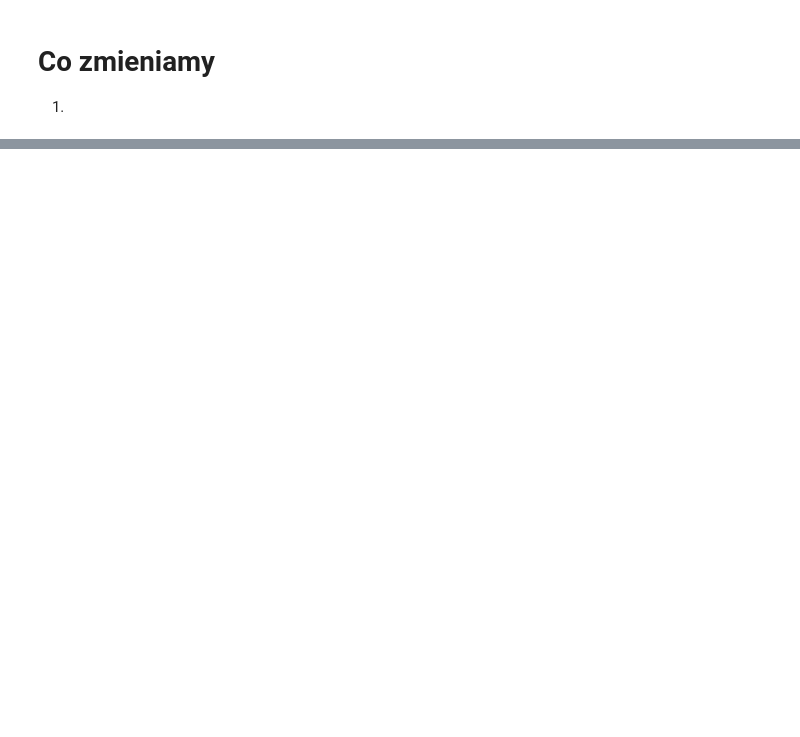
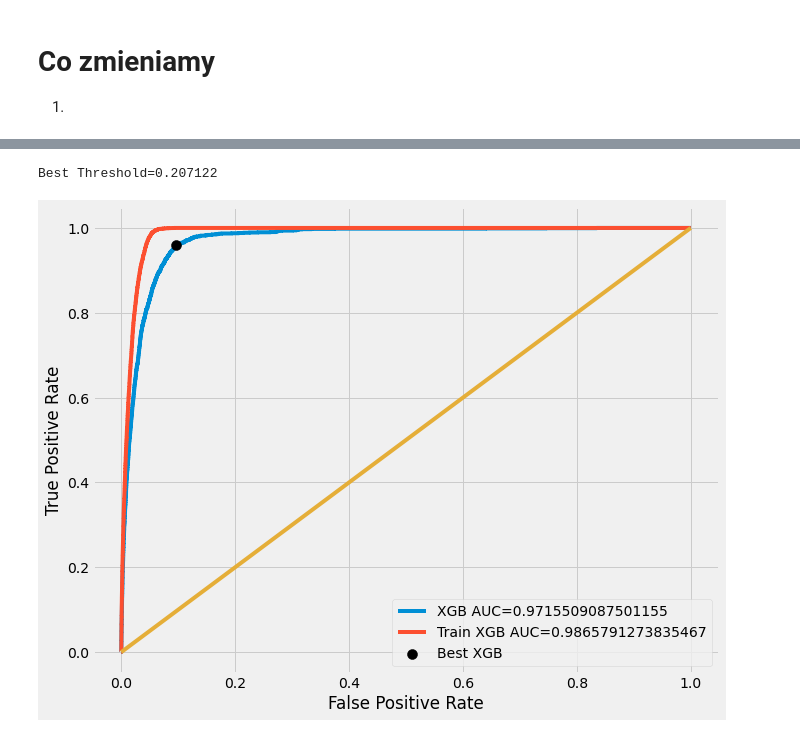
Before and after one commit to kuba1302/ticket-upgrade-prediction, a Jupyter notebook: eda.ipynb, the cells around one changed output, grey strips where cells are left out. Cells and saved outputs as stored; diff of their text form; code cells hidden in the pictures; blank space fills up the shorter version.

```diff
--- a/eda.ipynb
+++ b/eda.ipynb
@@ -171,6 +159,6 @@ def oh_encoding(data):
         "TRIP_TYPE",
     ]
     oh_df = pd.get_dummies(data[oh_cols], prefix=oh_cols, drop_first=True)
-    return pd.concat([df, oh_df], axis=1)
+    return pd.concat([df, oh_df], axis=1).drop(columns=oh_cols)
 # %%
 final_df = oh_encoding(final_df)
@@ -194,0 +318,28 @@ final_df
+# %%
+from sklearn.metrics import roc_curve, roc_auc_score
+from numpy import argmax
+y_pred_proba = xgb_model.predict_proba(X_test)[::,1]
+fpr, tpr, thresholds = roc_curve(y_test,  y_pred_proba)
+auc = roc_auc_score(y_test, y_pred_proba)
+J = tpr - fpr
+ix = argmax(J)
+best_thresh = thresholds[ix]
+print('Best Threshold=%f' % (best_thresh))
+
+y_pred_proba2 = xgb_model.predict_proba(X_train)[::,1]
+fpr2, tpr2, thresholds2 = roc_curve(y_train,  y_pred_proba2)
+auc2 = roc_auc_score(y_train, y_pred_proba2)
+
+# ROC
+plt.figure(figsize=(10,8))
+plt.plot(fpr, tpr, label="XGB AUC="+str(auc))
+plt.plot(fpr2, tpr2, label="Train XGB AUC="+str(auc2))
+plt.scatter(fpr[ix], tpr[ix], marker='o', color='black', label='Best XGB', s=100, zorder=3)
+plt.ylabel('True Positive Rate')
+plt.xlabel('False Positive Rate')
+plt.legend(loc=4)
+plt.plot((0, 1), (0, 1))
+plt.show()
+# %% [output]
+Best Threshold=0.207122
+[figure, added]
```
Also changed, not shown: parts of 31 cells of this notebook.
